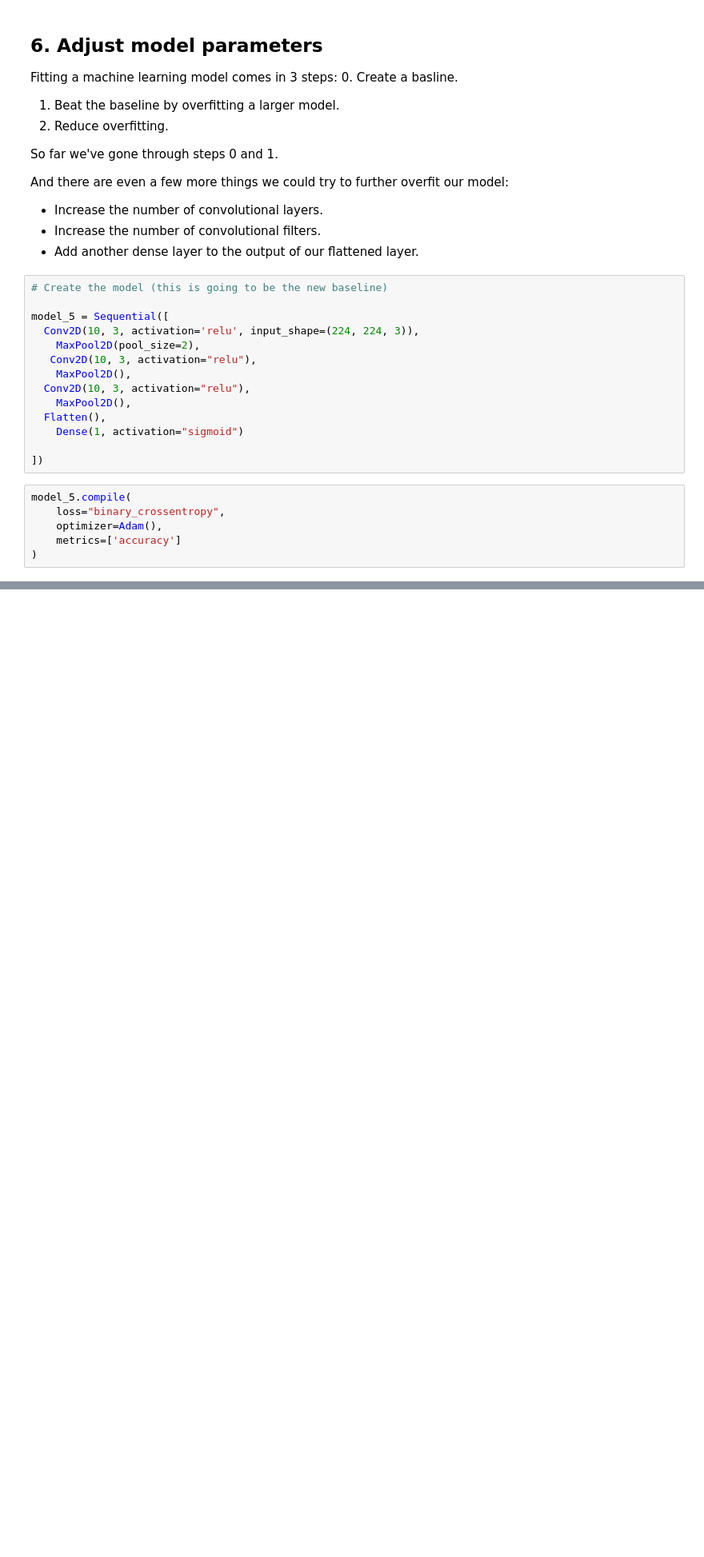
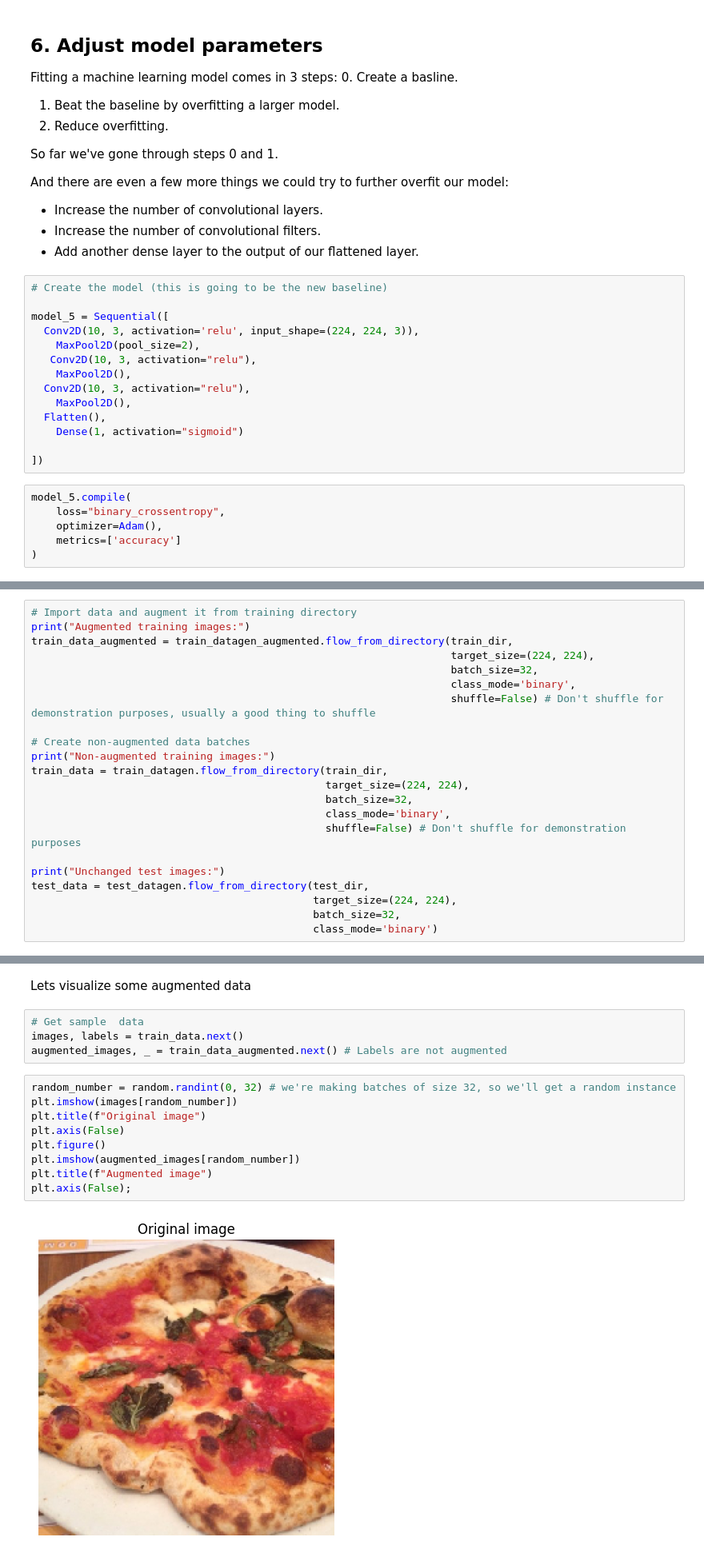
Before and after one commit to jul1998/tensorflow_projects, a Jupyter notebook: 03_convolutional_neural_networks_in_tensorflow.ipynb, the cells around one changed output, grey strips where cells are left out. Shown at 80% size. Saved outputs shown, nothing was run; the diff lists cells and outputs as text; blank space fills up the shorter version.

```diff
--- a/03_convolutional_neural_networks_in_tensorflow.ipynb
+++ b/03_convolutional_neural_networks_in_tensorflow.ipynb
@@ -668,0 +698,22 @@ _________________________________________________________________
+# %%
+# Import data and augment it from training directory
+print("Augmented training images:")
+train_data_augmented = train_datagen_augmented.flow_from_directory(train_dir,
+                                                                   target_size=(224, 224),
+                                                                   batch_size=32,
+                                                                   class_mode='binary',
+                                                                   shuffle=False) # Don't shuffle for demonstration purposes, usually a good thing to shuffle
+
+# Create non-augmented data batches
+print("Non-augmented training images:")
+train_data = train_datagen.flow_from_directory(train_dir,
+                                               target_size=(224, 224),
+                                               batch_size=32,
+                                               class_mode='binary',
+                                               shuffle=False) # Don't shuffle for demonstration purposes
+
+print("Unchanged test images:")
+test_data = test_datagen.flow_from_directory(test_dir,
+                                             target_size=(224, 224),
+                                             batch_size=32,
+                                             class_mode='binary')
@@ -668,0 +729,17 @@ _________________________________________________________________
+# %% [markdown]
+Lets visualize some augmented data
+# %%
+# Get sample  data
+images, labels = train_data.next()
+augmented_images, _ = train_data_augmented.next() # Labels are not augmented
+# %%
+random_number = random.randint(0, 32) # we're making batches of size 32, so we'll get a random instance
+plt.imshow(images[random_number])
+plt.title(f"Original image")
+plt.axis(False)
+plt.figure()
+plt.imshow(augmented_images[random_number])
+plt.title(f"Augmented image")
+plt.axis(False);
+# %% [output]
+[figure, added]
```
Also changed, not shown: parts of 53 cells of this notebook.
